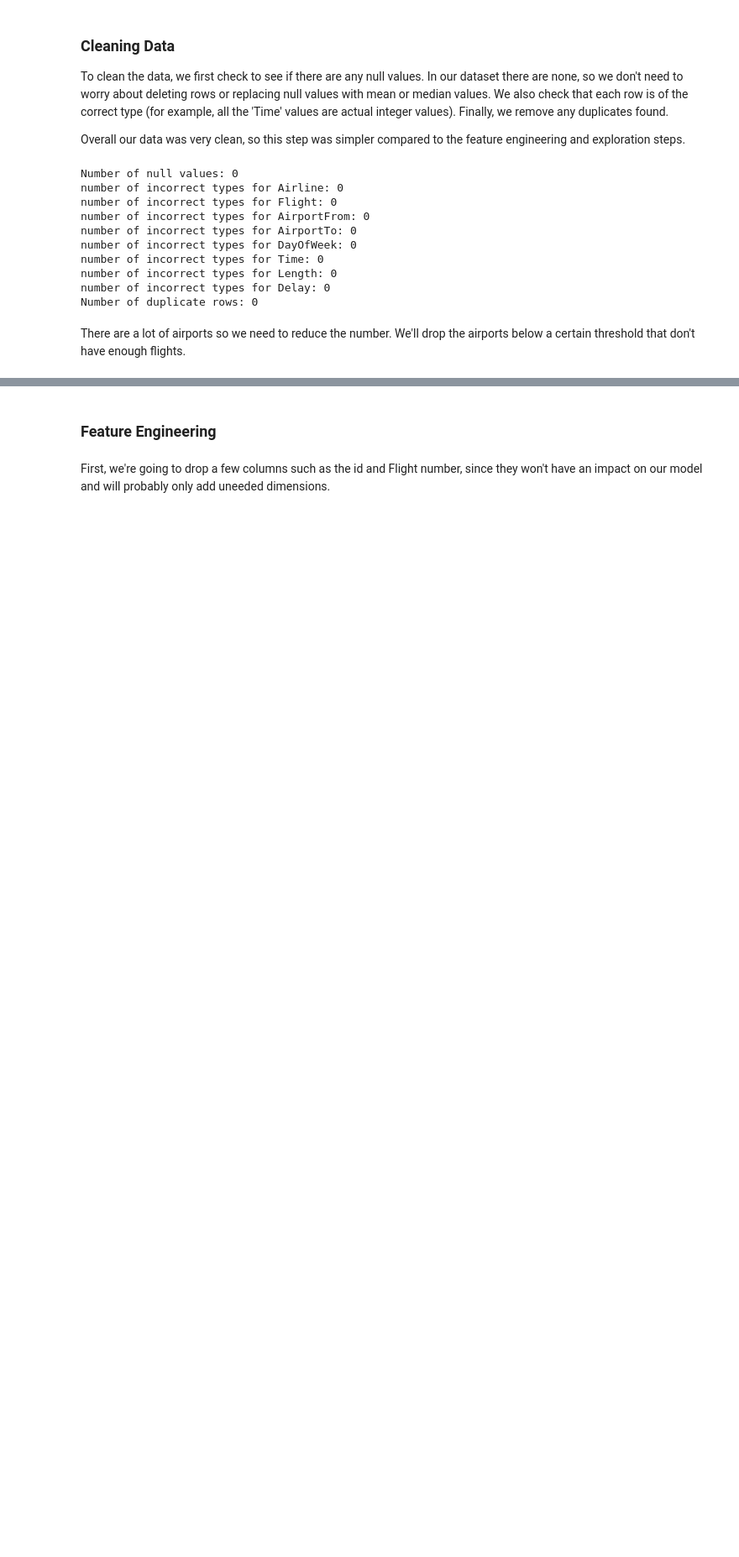
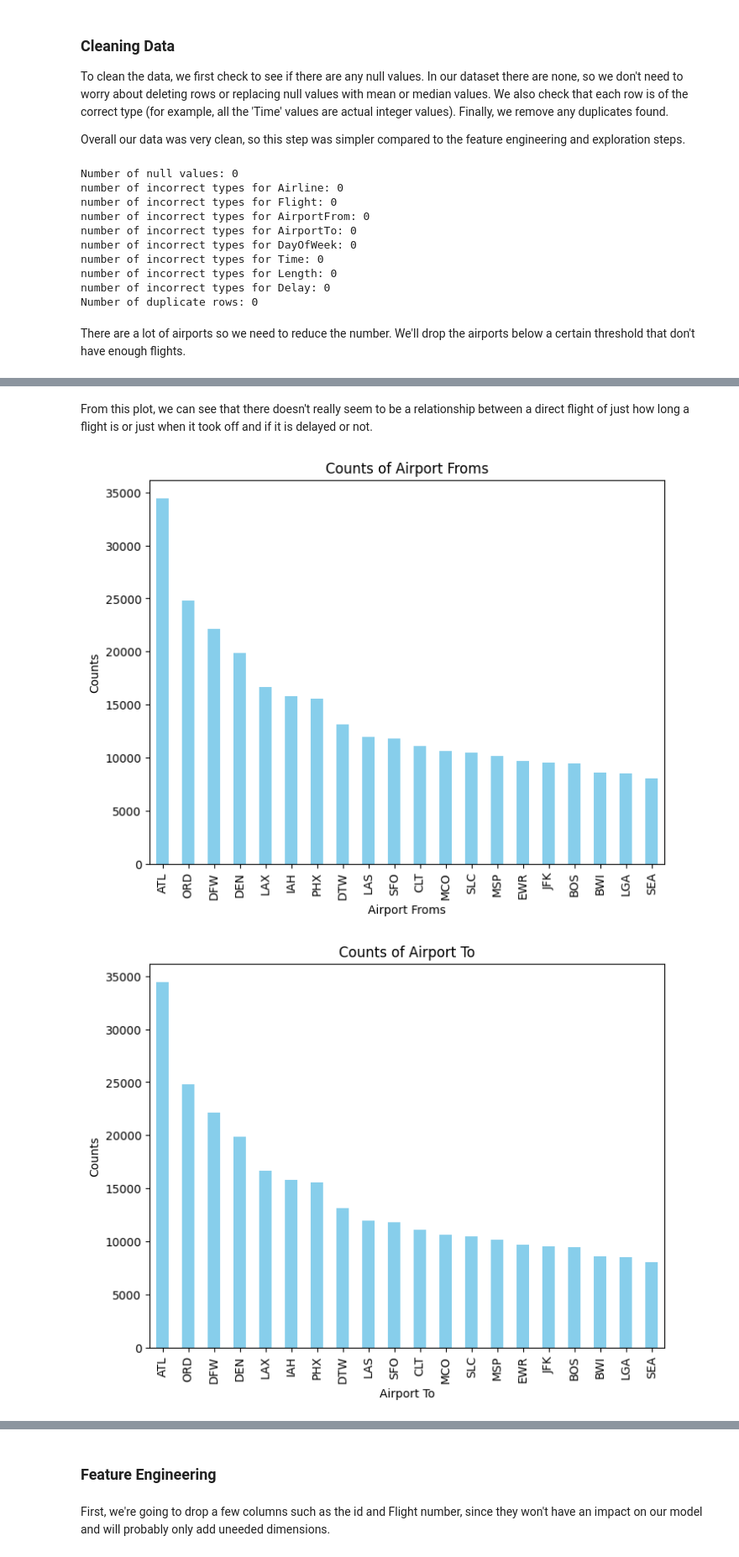
Before and after one commit to ArulTayal/MLProjectPlanes, a Jupyter notebook: planes.ipynb, the cells around one changed output, grey strips where cells are left out. Shown at 84% size. Saved outputs shown, nothing was run; the diff lists cells and outputs as text; code cells hidden in the pictures; blank space fills up the shorter version.

```diff
--- a/planes.ipynb
+++ b/planes.ipynb
@@ -195,0 +211,21 @@ The mean takeoff time is 802.7289625368245 minutes after midnight
+# %% [markdown]
+From this plot, we can see that there doesn't really seem to be a relationship between a direct flight of just how long a flight is or just when it took off and if it is delayed or not.
+# %%
+airport_from_counts = data['AirportFrom'].value_counts()
+airport_from_counts = airport_from_counts.head(20)
+airport_from_counts.plot(kind='bar', color='skyblue', figsize=(8, 6))
+plt.xlabel("Airport Froms")
+plt.ylabel("Counts")
+plt.title("Counts of Airport Froms")
+plt.show()
+
+airport_to_counts = data['AirportTo'].value_counts()
+airport_to_counts = airport_from_counts.head(20)
+airport_to_counts.plot(kind='bar', color='skyblue', figsize=(8, 6))
+plt.xlabel("Airport To")
+plt.ylabel("Counts")
+plt.title("Counts of Airport To")
+plt.show()
+# %% [output]
+[figure, added]
+[figure, added]
```
Also changed, not shown: parts of 14 cells of this notebook.
